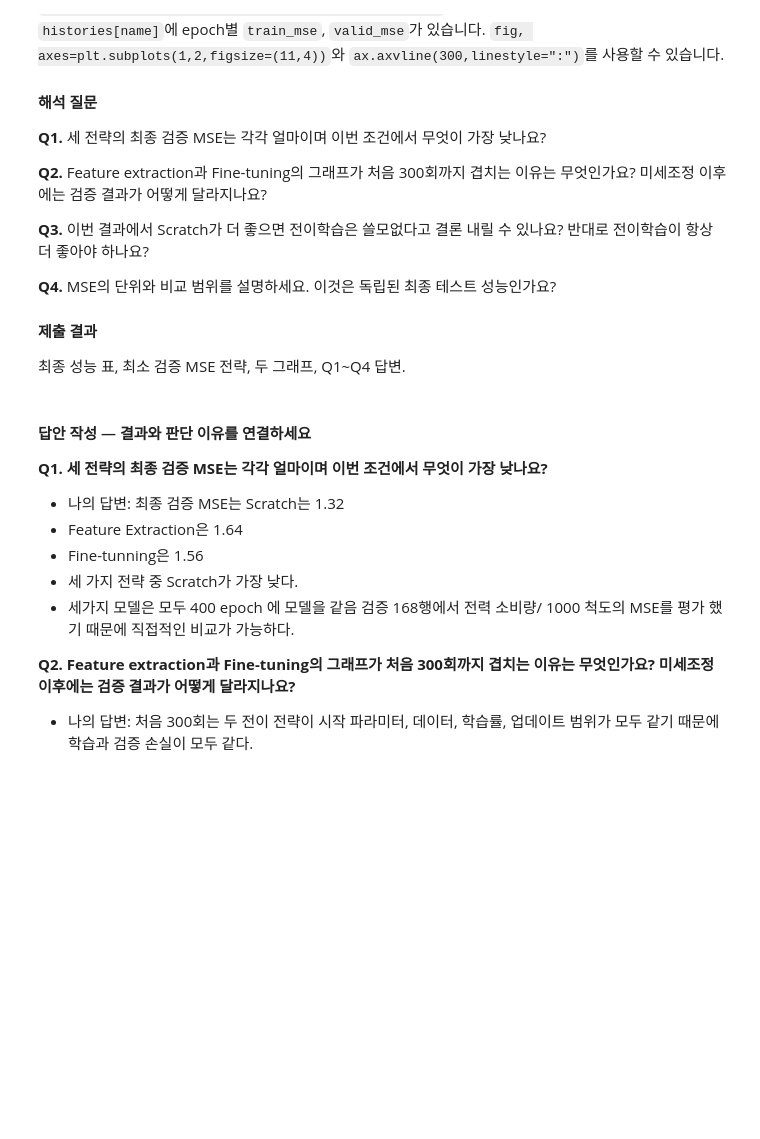
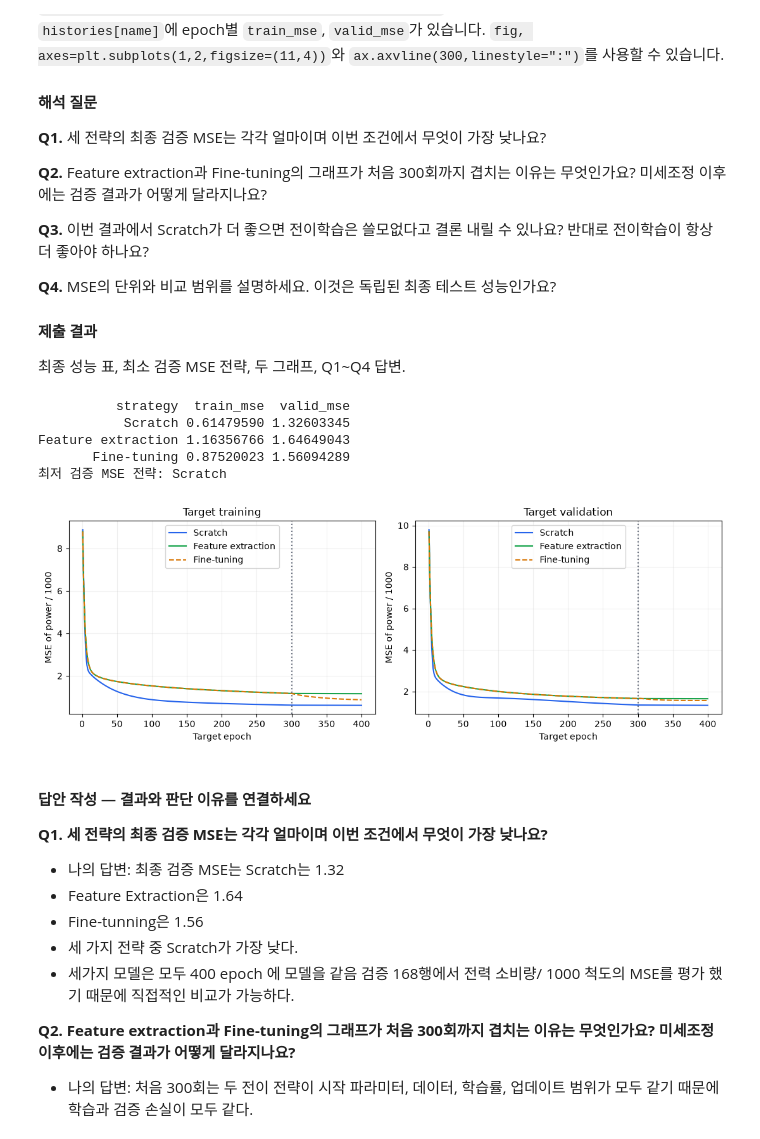
Before and after one commit to usm9514-wq/Basic_Math, a Jupyter notebook: Deep_Learning/6장/6장2강 전이학습 전략과 성능 비교 실습문제.ipynb, the cells around one changed output. Drawn from its saved outputs; the diff is of its cells as text; code cells hidden in the pictures; blank space fills up the shorter version.

```diff
--- a/Deep_Learning/6장/6장2강 전이학습 전략과 성능 비교 실습문제.ipynb
+++ b/Deep_Learning/6장/6장2강 전이학습 전략과 성능 비교 실습문제.ipynb
@@ -473,3 +497,18 @@ models, histories, mid_models = {}, {}, {}
 #     histories[name] = ...
 #     mid_models[name] = ...
 # 두 전이 전략의 300 epoch 모델과 그 이후 변화를 비교하세요.
+
+models, histories, mid_models = {}, {}, {}
+for name in strategies:
+    model, history, elapsed, middle = run_strategy(name, pretrained)
+    models[name], histories[name], mid_models[name] = model, history, middle
+    print(name, "기록 행 수:",len(history))
+same_middle=all(np.array_equal(mid_models["Feature extraction"][k],mid_models["Fine-tuning"][k])
+                for k in pretrained)
+print("전이 전략의 300 epoch 모델 동일:",same_middle)
+fe_changes=change_table(mid_models["Feature extraction"],models["Feature extraction"])
+ft_changes=change_table(mid_models["Fine-tuning"],models["Fine-tuning"])
+print("Feature extraction: 300 -> 400")
+print(fe_changes.to_string(index=False,float_format=lambda x:f"{x:.8f}"))
+print("Fine-tuning: 300 -> 400")
+print(ft_changes.to_string(index=False,float_format=lambda x:f"{x:.8f}"))
@@ -537,11 +593,44 @@ models, histories, mid_models = {}, {}, {}
 # %%
 # rows=[]
 # for name, model in models.items():
 #     train_mse = ...
 #     valid_mse = ...
 #     rows.append({"strategy":name,"train_mse":train_mse,"valid_mse":valid_mse})
 # performance = pd.DataFrame(rows)
 # 최저 검증 MSE를 찾고 두 Learning Curve를 그리세요.
+
+rows=[]
+for name, model in models.items():
+    rows.append({"strategy":name,
+                 "train_mse":float(np.mean((predict_scaled(X_train,model)-y_train)**2)),
+                 "valid_mse":float(np.mean((predict_scaled(X_valid,model)-y_valid)**2))})
+performance=pd.DataFrame(rows)
+best_performance=performance.loc[performance["valid_mse"].idxmin()]
+print(performance.to_string(index=False,float_format=lambda x:f"{x:.8f}"))
+print("최저 검증 MSE 전략:",best_performance["strategy"])
+
+fig,axes=plt.subplots(1,2,figsize=(11,4))
+colors={"Scratch":"#2563eb","Feature extraction":"#16a34a","Fine-tuning":"#d97706"}
+for name,frame in histories.items():
+    for ax,column in zip(axes,["train_mse","valid_mse"]):
+        ax.plot(frame["epoch"],frame[column],label=name,color=colors[name],
+                linestyle="--" if name=="Fine-tuning" else "-")
+for ax,title in zip(axes,["Target training","Target validation"]):
+    ax.axvline(300,color="#6b7280",linestyle=":")
+    ax.set_title(title)
+    ax.set_xlabel("Target epoch")
+    ax.set_ylabel("MSE of power / 1000")
+    ax.grid(alpha=0.2)
+    ax.legend()
+fig.tight_layout()
+plt.show()
+# %% [output]
+          strategy  train_mse  valid_mse
+           Scratch 0.61479590 1.32603345
+Feature extraction 1.16356766 1.64649043
+       Fine-tuning 0.87520023 1.56094289
+최저 검증 MSE 전략: Scratch
+[figure, added]
 # %% [markdown]
 #### 답안 작성 — 결과와 판단 이유를 연결하세요
 
```
Also changed, not shown: parts of 5 cells of this notebook, 2 other files.
